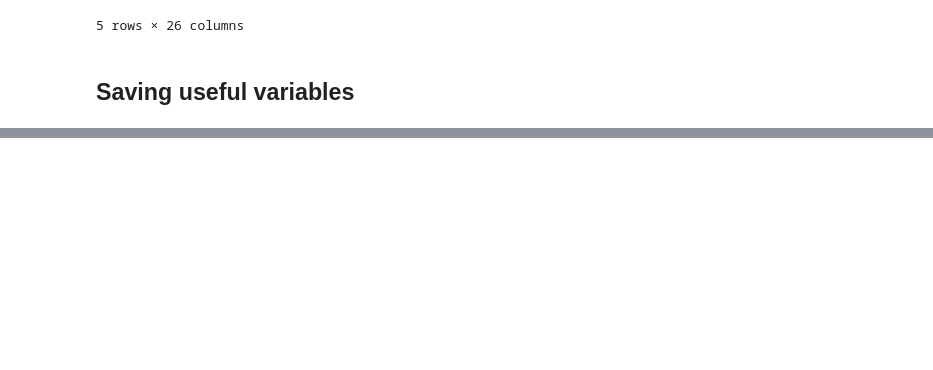
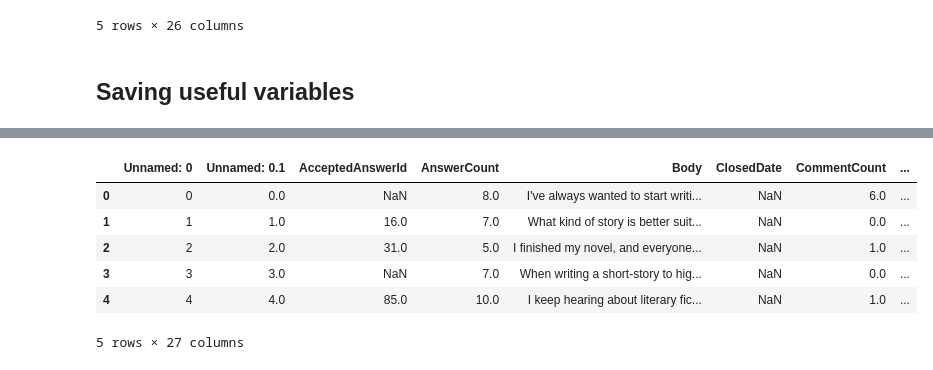
Before and after one commit to Przemyslaw2889/stack, a Jupyter notebook: lda_topic_modelling.ipynb, the cells around one changed output, grey strips where cells are left out. Saved outputs shown, nothing was run; the diff lists cells and outputs as text; code cells hidden in the pictures; blank space fills up the shorter version.

```diff
--- a/lda_topic_modelling.ipynb
+++ b/lda_topic_modelling.ipynb
@@ -188,0 +207,13 @@ print_top_words(lda, cv.get_feature_names(), 50)
+# %%
+lda_path = os.path.join("preprocessed_data", "lda")
+new_posts = pd.read_csv(os.path.join(lda_path, "posts_topics_scifi.csv"), engine="python")
+# %%
+new_posts.head()
+# %% [output]
+|  | Unnamed: 0 | Unnamed: 0.1 | AcceptedAnswerId | AnswerCount | Body | ClosedDate | CommentCount | ... |
+| 0 | 0 | 0.0 | NaN | 8.0 | I've always wanted to start writi... | NaN | 6.0 | ... |
+| 1 | 1 | 1.0 | 16.0 | 7.0 | What kind of story is better suit... | NaN | 0.0 | ... |
+| 2 | 2 | 2.0 | 31.0 | 5.0 | I finished my novel, and everyone... | NaN | 1.0 | ... |
+| 3 | 3 | 3.0 | NaN | 7.0 | When writing a short-story to hig... | NaN | 0.0 | ... |
+| 4 | 4 | 4.0 | 85.0 | 10.0 | I keep hearing about literary fic... | NaN | 1.0 | ... |
+5 rows × 27 columns
```
Also changed, not shown: parts of 5 cells of this notebook, 3 other files.
